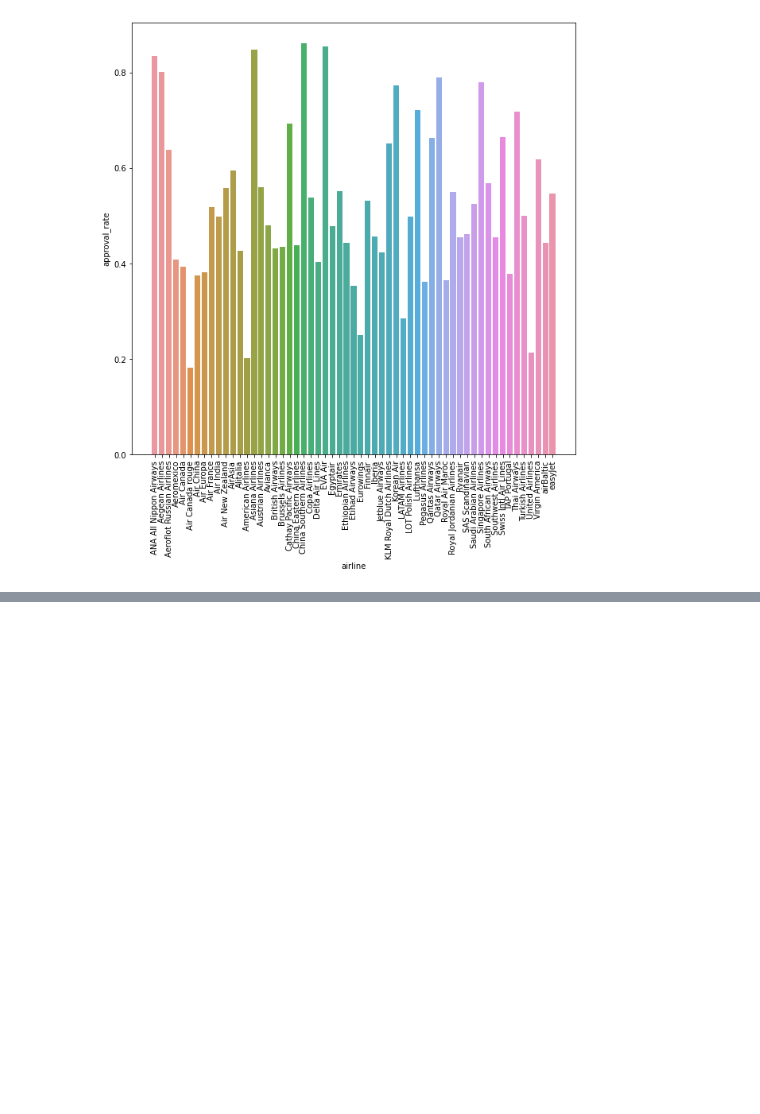
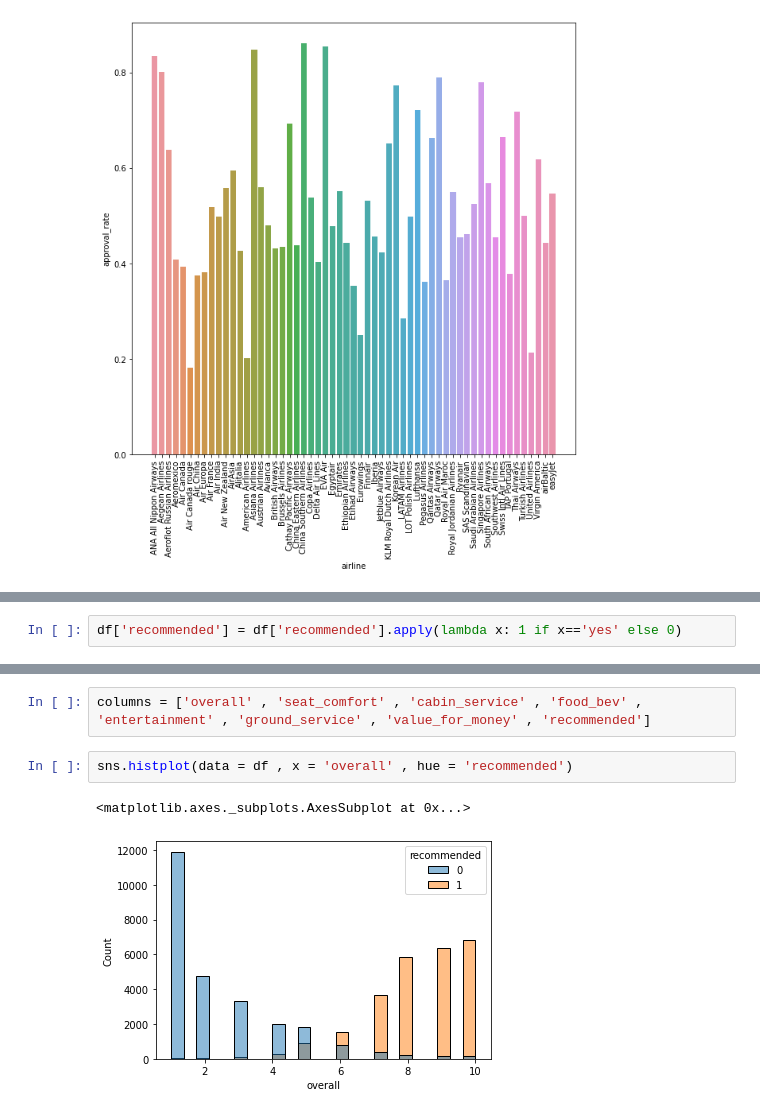
Before and after one commit to ydv1412/airline_review_classification, a Jupyter notebook: airline_review_classification.ipynb, the cells around one changed output, grey strips where cells are left out. Cells and saved outputs as stored; diff of their text form; blank space fills up the shorter version.

```diff
--- a/airline_review_classification.ipynb
+++ b/airline_review_classification.ipynb
@@ -133,0 +151,2 @@ plt.plot()
+# %%
+df['recommended'] = df['recommended'].apply(lambda x: 1 if x=='yes' else 0)
@@ -133,0 +162,7 @@ plt.plot()
+# %%
+columns = ['overall' , 'seat_comfort' , 'cabin_service' , 'food_bev' , 'entertainment' , 'ground_service' , 'value_for_money' , 'recommended']
+# %%
+sns.histplot(data = df , x = 'overall' , hue = 'recommended')
+# %% [output]
+<matplotlib.axes._subplots.AxesSubplot at 0x...>
+[figure, added]
```
Also changed, not shown: parts of 39 cells of this notebook.
